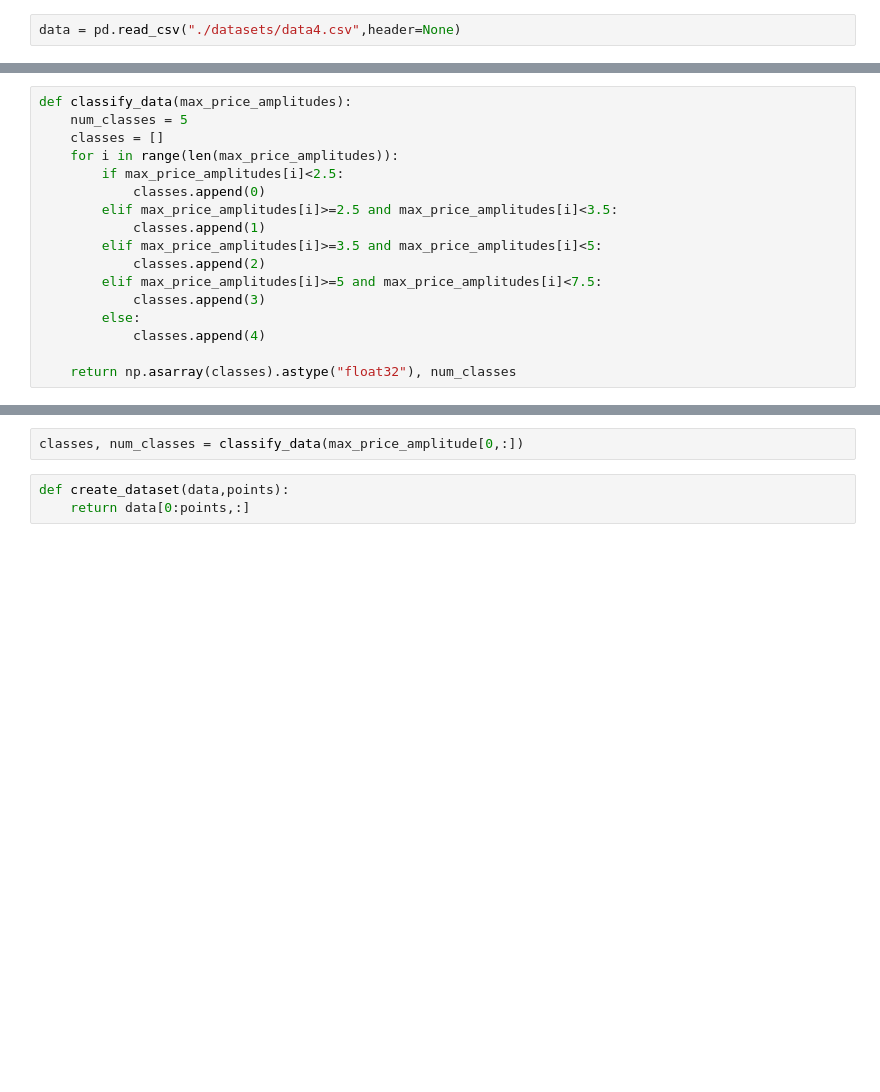
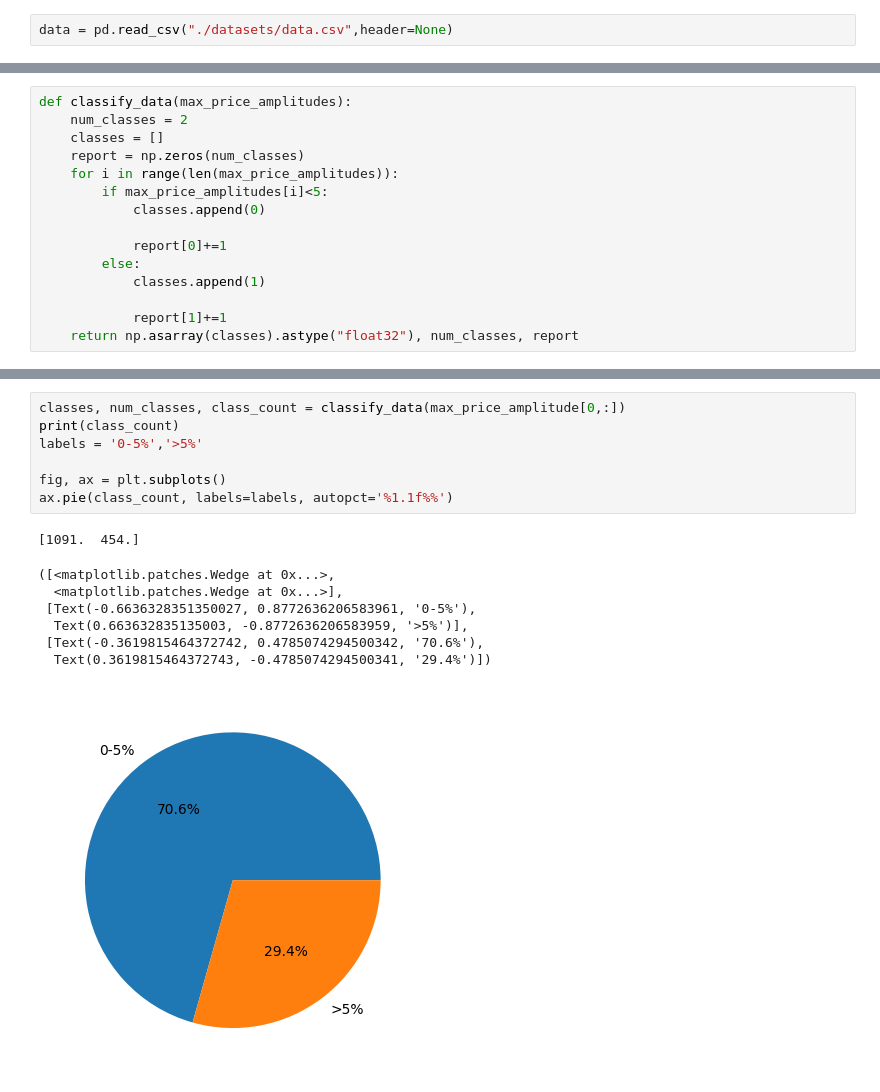
Before and after one commit to santi1234567/altcoin-LSTM-prediction, a Jupyter notebook: create_model_CONV1D.ipynb, the cells around one changed output, grey strips where cells are left out. Cells and saved outputs as stored; diff of their text form; blank space fills up the shorter version.

```diff
--- a/create_model_CONV1D.ipynb
+++ b/create_model_CONV1D.ipynb
@@ -27,4 +27,4 @@ from keras.utils.vis_utils import plot_model
 from keras.utils import set_random_seed
 from keras.utils import to_categorical
 # %%
-data = pd.read_csv("./datasets/data4.csv",header=None)
+data = pd.read_csv("./datasets/data.csv",header=None)
@@ -55,18 +38,16 @@ data2=np.delete(data.values,remove,0).transpose()
 data2=np.delete(data2,0,0)
 # %%
 def classify_data(max_price_amplitudes):
-    num_classes = 5
+    num_classes = 2
     classes = []
+    report = np.zeros(num_classes)
     for i in range(len(max_price_amplitudes)):
-        if max_price_amplitudes[i]<2.5:
+        if max_price_amplitudes[i]<5:
             classes.append(0)
-        elif max_price_amplitudes[i]>=2.5 and max_price_amplitudes[i]<3.5:
+
+            report[0]+=1
+        else:
             classes.append(1)
-        elif max_price_amplitudes[i]>=3.5 and max_price_amplitudes[i]<5:
-            classes.append(2)
-        elif max_price_amplitudes[i]>=5 and max_price_amplitudes[i]<7.5:
-            classes.append(3)
-        else:
-            classes.append(4)
 
-    return np.asarray(classes).astype("float32"), num_classes
+            report[1]+=1
+    return np.asarray(classes).astype("float32"), num_classes, report
@@ -88,7 +74,18 @@ data3 = scaler.fit_transform(data2)
 max_price_amplitude = max_price_amplitude[:,1:].reshape([-1,np.shape(data2)[1],1])
-# %%
-classes, num_classes = classify_data(max_price_amplitude[0,:])
-# %%
-def create_dataset(data,points):
-    return data[0:points,:]
+# %%
+classes, num_classes, class_count = classify_data(max_price_amplitude[0,:])
+print(class_count)
+labels = '0-5%','>5%'
+
+fig, ax = plt.subplots()
+ax.pie(class_count, labels=labels, autopct='%1.1f%%')
+# %% [output]
+[1091.  454.]
+([<matplotlib.patches.Wedge at 0x...>,
+  <matplotlib.patches.Wedge at 0x...>],
+ [Text(-0.6636328351350027, 0.8772636206583961, '0-5%'),
+  Text(0.663632835135003, -0.8772636206583959, '>5%')],
+ [Text(-0.3619815464372742, 0.4785074294500342, '70.6%'),
+  Text(0.3619815464372743, -0.4785074294500341, '29.4%')])
+[figure, added]
 # %%
```
Also changed, not shown: parts of 14 cells of this notebook, 1 other file.
